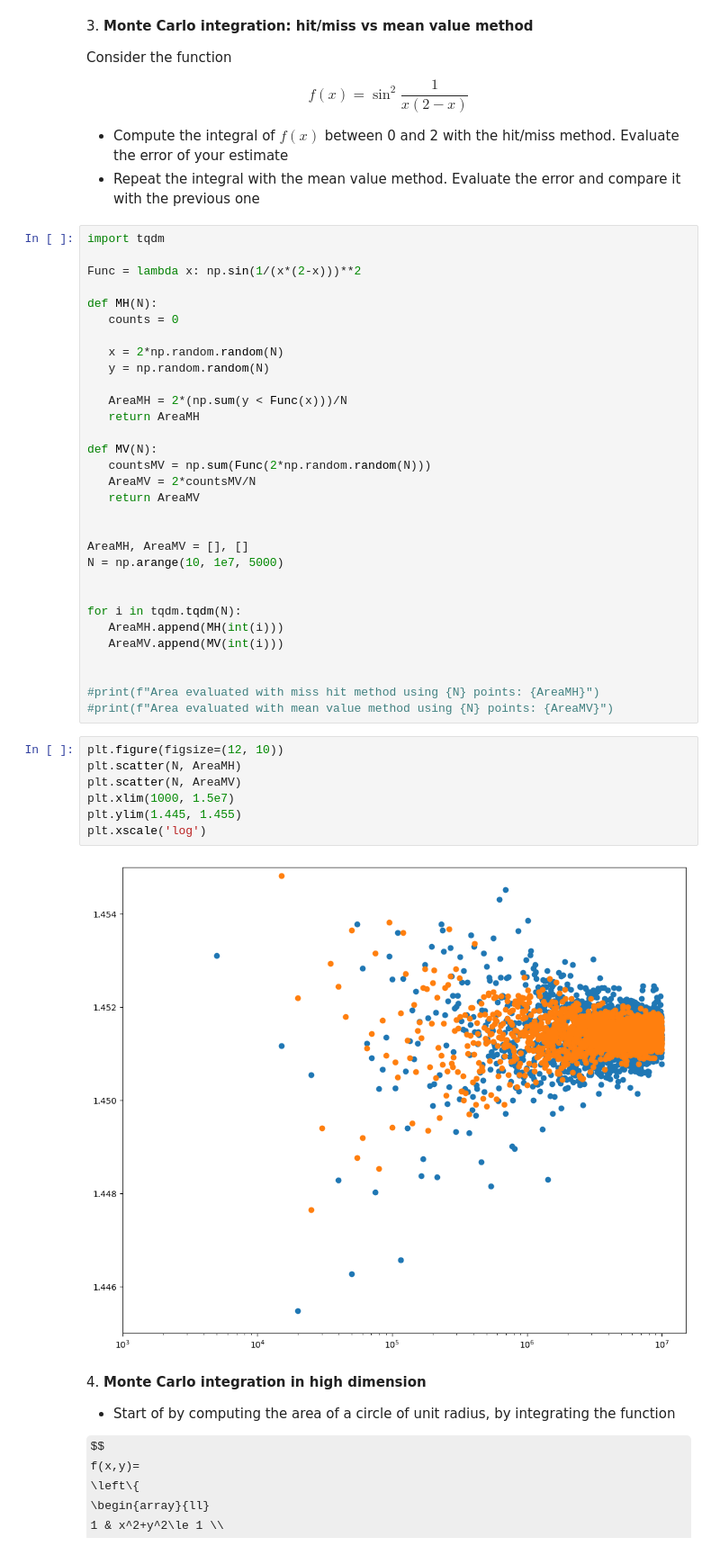
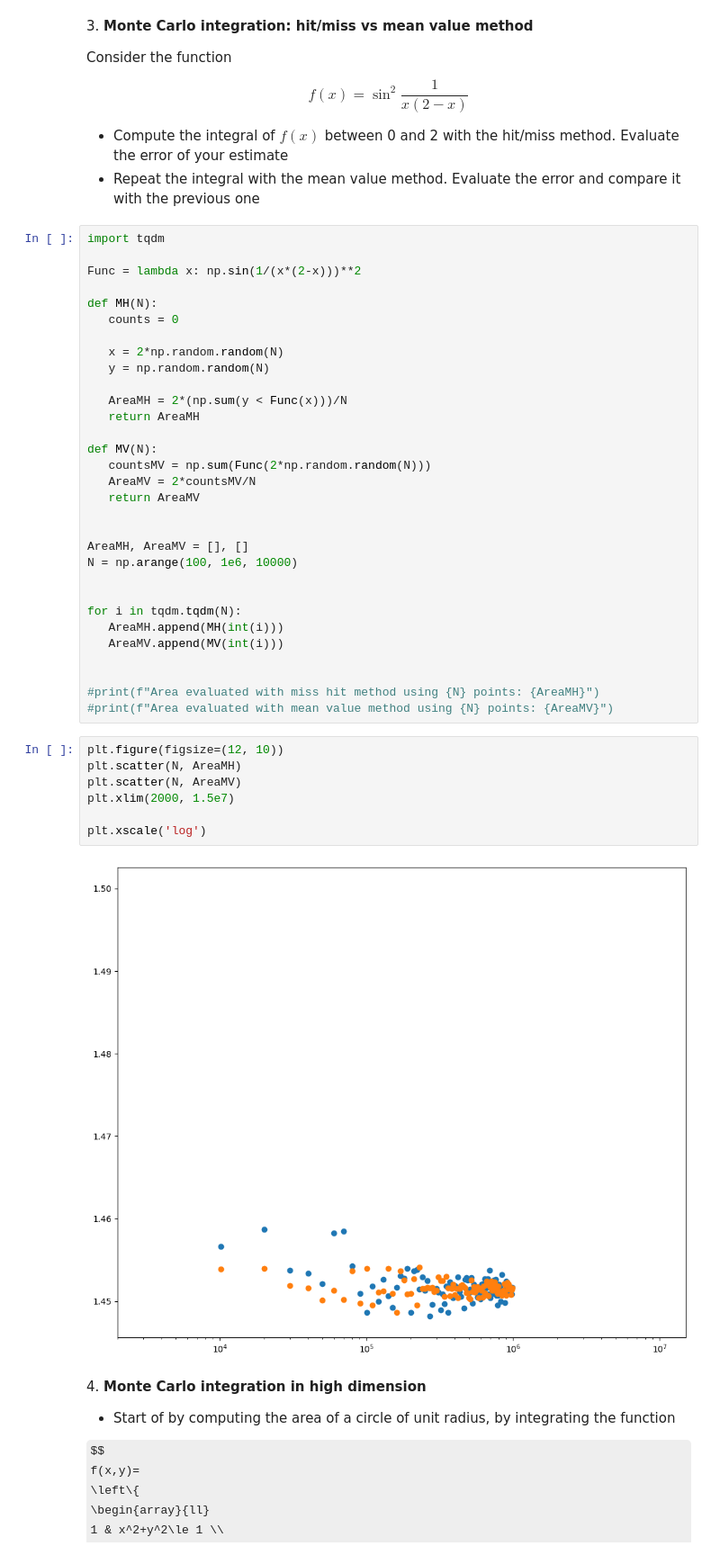
Before and after one commit to FrancescoLR02/LaboratoryOfComputationalPhysics_Y7, a Jupyter notebook: ExercisesForExam/10ex_MonteCarlo.ipynb, the cells around one changed output. Shown at 90% size. Saved outputs shown, nothing was run; the diff lists cells and outputs as text; some formulas as TeX source.

```diff
--- a/ExercisesForExam/10ex_MonteCarlo.ipynb
+++ b/ExercisesForExam/10ex_MonteCarlo.ipynb
@@ -130,7 +130,7 @@ def MV(N):
 
 
 AreaMH, AreaMV = [], []
-N = np.arange(10, 1e7, 5000)
+N = np.arange(100, 1e6, 10000)
 
 
 for i in tqdm.tqdm(N):
@@ -143,12 +143,12 @@ for i in tqdm.tqdm(N):
 # %%
 plt.figure(figsize=(12, 10))
 plt.scatter(N, AreaMH)
 plt.scatter(N, AreaMV)
-plt.xlim(1000, 1.5e7)
-plt.ylim(1.445, 1.455)
+plt.xlim(2000, 1.5e7)
+
 plt.xscale('log')
 # %% [output]
-[figure, old version]
+[figure, new version]
 # %% [markdown]
 4\. **Monte Carlo integration in high dimension**
 
```
Also changed, not shown: parts of 4 cells of this notebook, 4 other files.
